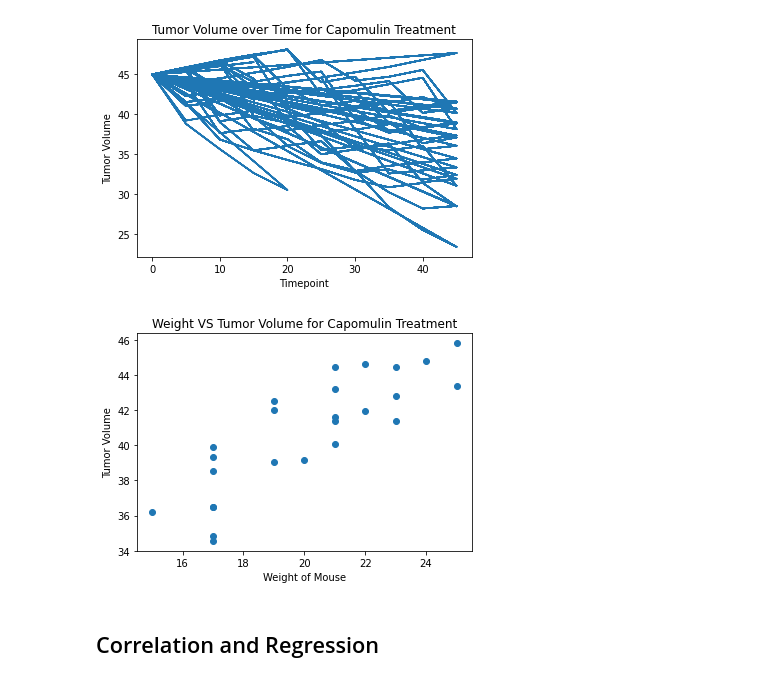
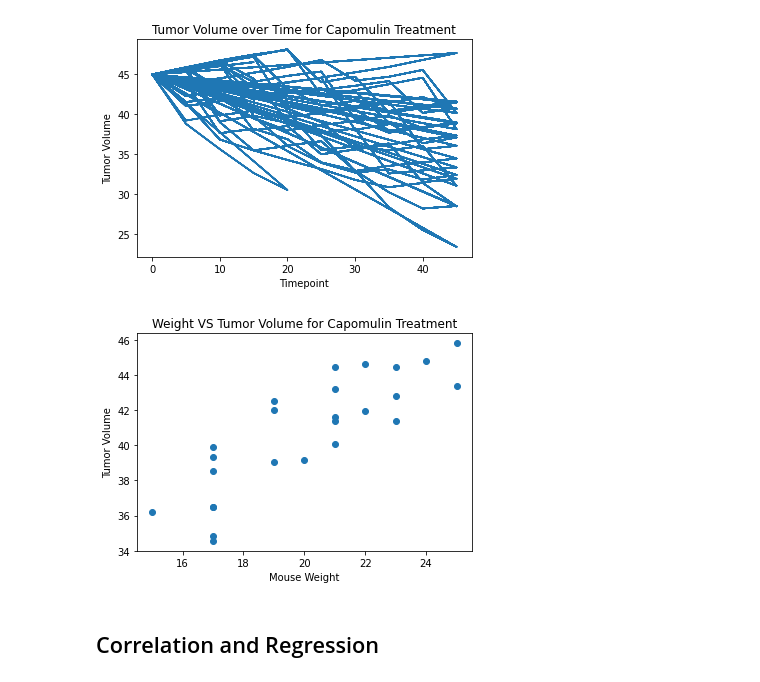
Before and after one commit to rw576/Matplotlib-Challenge, a Jupyter notebook: pymaceuticals_starter_rw.ipynb, the cells around one changed output. Drawn from its saved outputs; the diff is of its cells as text; code cells hidden in the pictures.

```diff
--- a/pymaceuticals_starter_rw.ipynb
+++ b/pymaceuticals_starter_rw.ipynb
@@ -233,17 +233,17 @@ plt.show()
 # %%
 # Generate a scatter plot of mouse weight versus average tumor volume for the Capomulin regimen
 
 # Pull values for plot
 mouse_weight = trt_cap.groupby(trt_cap["Mouse ID"])["Weight (g)"].mean()
 tumor_vol = trt_cap.groupby(trt_cap["Mouse ID"])["Tumor Volume (mm3)_y"].mean()
 
 # Create Scatter Plot with values calculated above
 plt.scatter(mouse_weight,tumor_vol)
-plt.xlabel("Weight of Mouse")
+plt.xlabel("Mouse Weight")
 plt.ylabel("Tumor Volume")
 plt.title("Weight VS Tumor Volume for Capomulin Treatment")
 plt.show()
 # %% [output]
-[figure, old version]
+[figure, new version]
 # %% [markdown]
 ## Correlation and Regression
```
Also changed, not shown: parts of 2 cells of this notebook.
